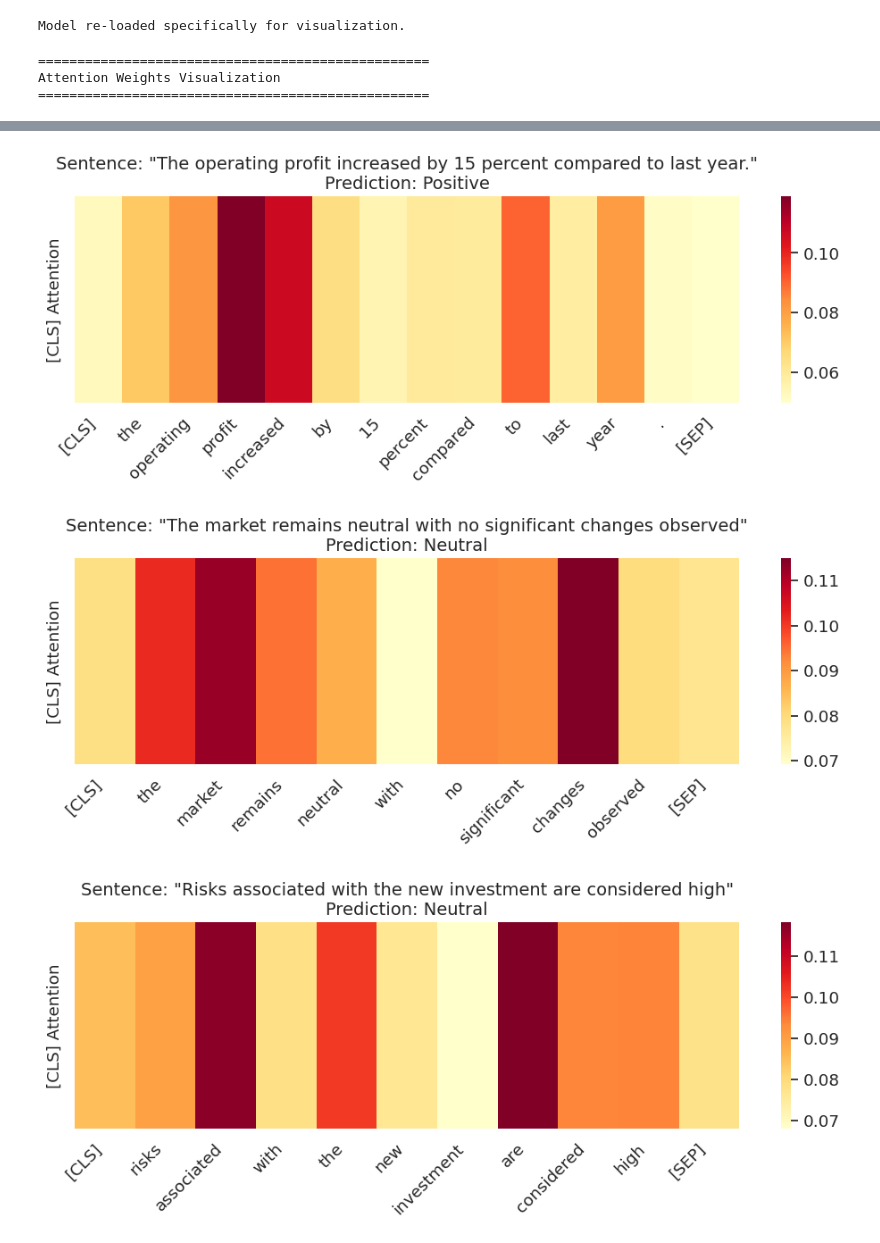
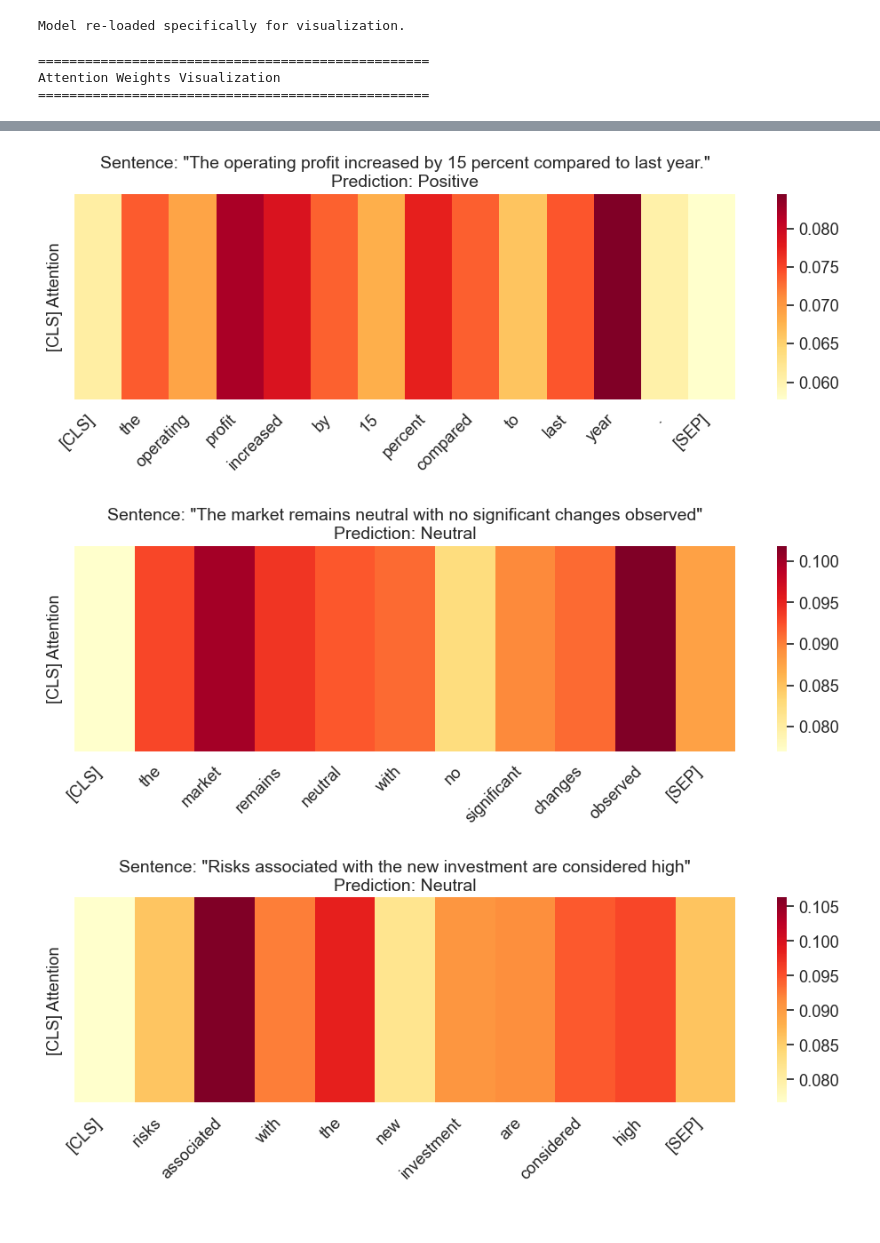
Before and after one commit to sahand-es/financial-sentences-analyzer, a Jupyter notebook: final.ipynb, the cells around one changed output, grey strips where cells are left out. Drawn from its saved outputs; the diff is of its cells as text; code cells hidden in the pictures.

```diff
--- a/final.ipynb
+++ b/final.ipynb
@@ -927,5 +701,5 @@ Predictions saved to 'submission.csv'
 # %%
-# بازسازی مدل با کلاس جدید (پارامترها باید دقیقاً همان پارامترهای آموزش باشند)
+# Copy trained weights for attention visualization
 viz_model = FinancialTransformer(
     src_vocab_size=tokenizer.vocab_size,
     embed_size=EMBED_SIZE,
@@ -935,61 +709,37 @@ viz_model = FinancialTransformer(
     forward_expansion=FORWARD_EXPANSION,
     dropout=DROPOUT,
     max_length=MAX_LEN,
-    num_classes=3
+    num_classes=NUM_CLASSES
 ).to(DEVICE)
 
-# کپی کردن وزن‌های مدل آموزش دیده (model) به مدل جدید (viz_model)
-# چون ساختار لایه‌ها تغییر نکرده و فقط خروجی تغییر کرده، state_dict سازگار است.
 viz_model.load_state_dict(model.state_dict())
-viz_model.eval() # حتما در حالت eval باشد
+viz_model.eval()
 print("Model re-loaded specifically for visualization.")
 # %% [output]
 Model re-loaded specifically for visualization.
 # %%
-# ---------------------------------------------------------
-# Part 6: Visualize Attention Mechanism (15 Points)
-# ---------------------------------------------------------
-
+# Plot [CLS] attention over tokens for sample sentences
 def visualize_attention(text, model, tokenizer, device):
     model.eval()
+    inputs = tokenizer(text, return_tensors="pt", truncation=True, padding=True, max_length=MAX_LEN)
+    input_ids = inputs["input_ids"].to(device)
+    attention_mask = inputs["attention_mask"].to(device)
+    tokens = tokenizer.convert_ids_to_tokens(input_ids[0])
+    with torch.no_grad():
+        logits, attention = model(input_ids, attention_mask=attention_mask)
 
-    # 1. Tokenize input
-    inputs = tokenizer(text, return_tensors="pt", truncation=True, padding=True, max_length=64)
-    input_ids = inputs["input_ids"].to(device)
-
-    # دریافت توکن‌ها برای نمایش روی محورها
-    tokens = tokenizer.convert_ids_to_tokens(input_ids[0])
-
-    # 2. Forward pass to get attention weights
-    with torch.no_grad():
-        logits, attention = model(input_ids)
-        # attention shape: (Batch, Heads, Seq_Len, Seq_Len)
-
-    # پیش‌بینی کلاس
     pred_idx = torch.argmax(logits, dim=1).item()
     class_map = {0: 'Negative', 1: 'Neutral', 2: 'Positive'}
     predicted_label = class_map[pred_idx]
 
-    # 3. Process Attention Weights
-    # میانگین‌گیری روی تمام Headها (برای سادگی نمایش)
-    # shape becomes: (Seq_Len, Seq_Len)
     att_mat = attention[0].mean(dim=0).cpu().numpy()
-
-    # ما فقط به ردیف اول توجه داریم: [CLS] token attending to other tokens
-    # زیرا [CLS] نماینده کل جمله برای کلاسیفیکیشن است.
     cls_attention = att_mat[0, :]
 
-    # حذف پدینگ‌ها برای تمیزی نمودار (توکن [PAD] معمولاً اندیس 0 دارد اما در برت bert-base اندیس 0 است)
-    # ما فقط توکن‌های واقعی را رسم می‌کنیم
     valid_len = len(tokens)
     cls_attention = cls_attention[:valid_len]
     tokens = tokens[:valid_len]
 
-    # 4. Plotting
     plt.figure(figsize=(12, 3))
-
-
-    # رسم به صورت یک نوار رنگی (1D Heatmap)
     sns.heatmap([cls_attention], xticklabels=tokens, yticklabels=['[CLS] Attention'],
                 cmap='YlOrRd', cbar=True, square=False, annot=False)
 
@@ -997,19 +747,16 @@ def visualize_attention(text, model, tokenizer, device):
     plt.xticks(rotation=45, ha='right')
     plt.show()
 
-# --- اجرای تست روی ۵ جمله نمونه ---
 
-# انتخاب ۵ جمله جذاب از دیتاست تست (یا جملات دستی برای نشان دادن قدرت مدل)
 sample_sentences = [
-    "The company reported a significant loss in the third quarter.",  # انتظار: تمرکز روی loss
-    "Sales growth exceeded expectations reaching an all-time high.", # انتظار: تمرکز روی growth, high
-    "The operating profit increased by 15 percent compared to last year.", # انتظار: تمرکز روی profit, increased
-    "The market remains neutral with no significant changes observed", # انتظار: neutral
-    "Risks associated with the new investment are considered high"    # انتظار: risks, high
+    "The company reported a significant loss in the third quarter.",
+    "Sales growth exceeded expectations reaching an all-time high.",
+    "The operating profit increased by 15 percent compared to last year.",
+    "The market remains neutral with no significant changes observed",
+    "Risks associated with the new investment are considered high"
 ]
 
-# اگر می‌خواهید از داده‌های واقعی تست بردارید:
-# sample_sentences = df_test['sentence'].head(5).tolist()
+
 
 print("="*50)
 print("Attention Weights Visualization")
@@ -1026,3 +773,3 @@ Attention Weights Visualization
-[figure, old version]
+[figure, new version]
-[figure, old version]
+[figure, new version]
-[figure, old version]
+[figure, new version]
```
Also changed, not shown: parts of 13 cells of this notebook.
